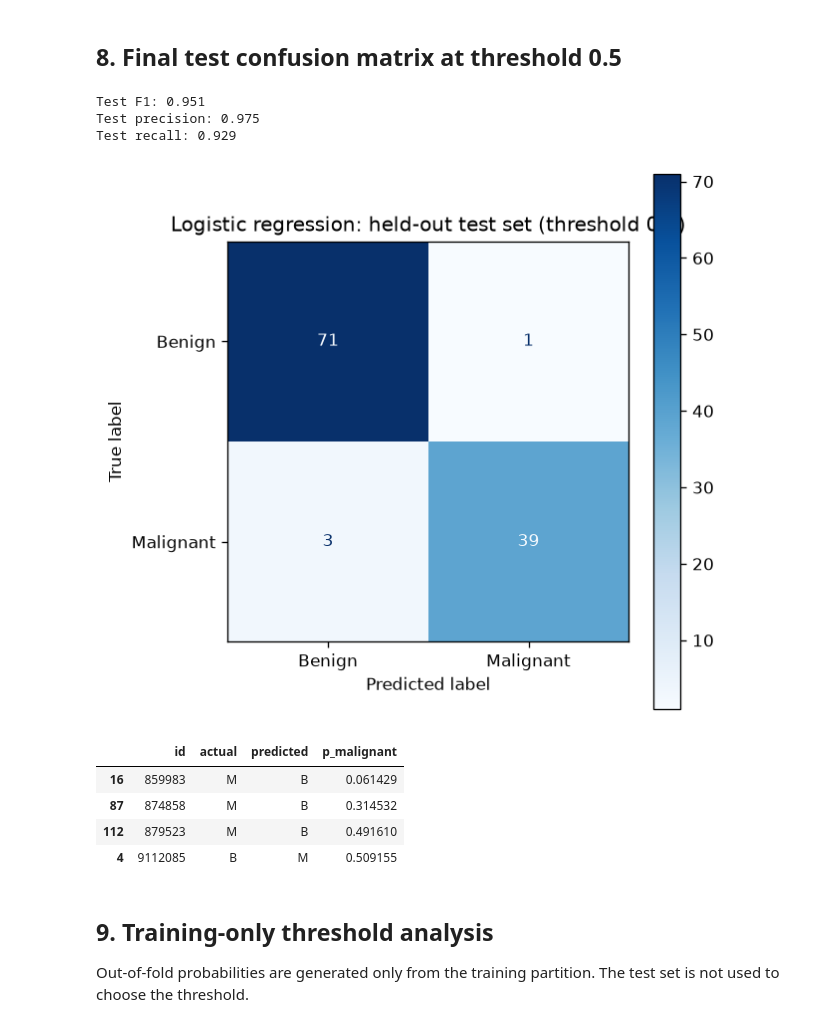
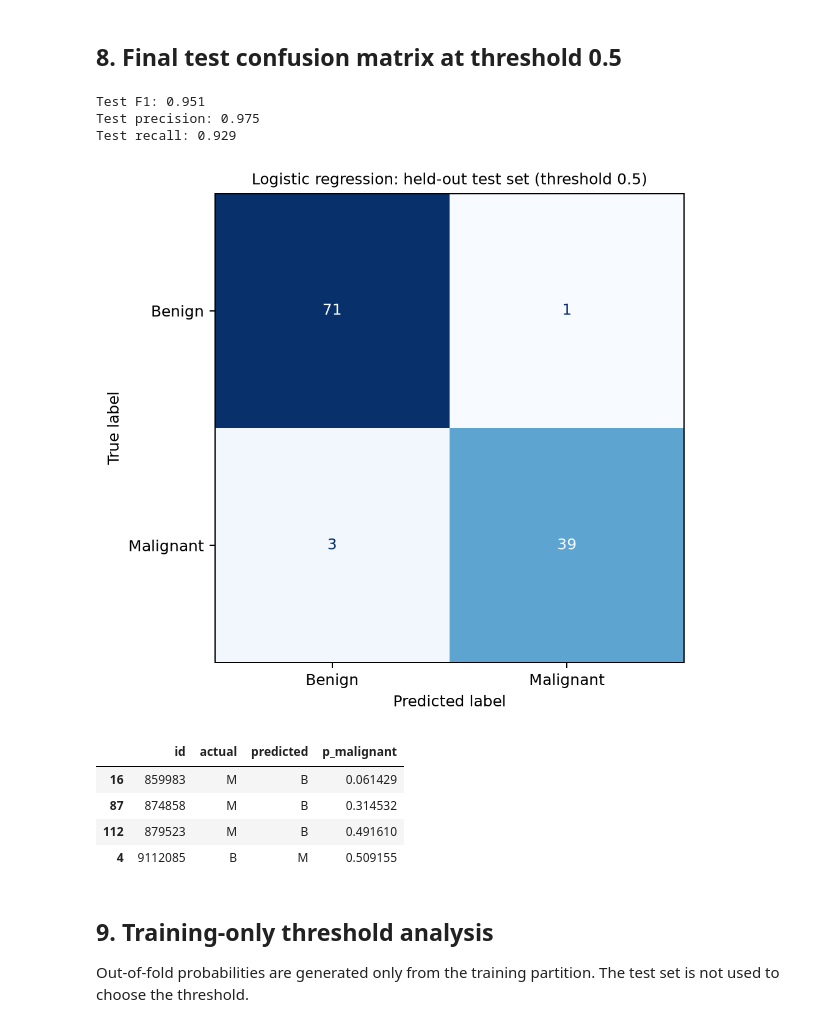
Before and after one commit to ApteryxDev/model-engineering-breast-cancer, a Jupyter notebook: notebooks/generate_report_figures.ipynb, the cells around one changed output. Saved outputs shown, nothing was run; the diff lists cells and outputs as text; code cells hidden in the pictures.

```diff
--- a/notebooks/generate_report_figures.ipynb
+++ b/notebooks/generate_report_figures.ipynb
@@ -182,18 +182,13 @@ The CV splitter below uses five stratified folds. If your existing comparison sc
 # %%
 cv = StratifiedKFold(n_splits=5, shuffle=True, random_state=42)
 
-# Match these definitions to src/compare_models.py before using the printed
-# metrics as report values. The review confirms LR C=1 and a depth-3 tree.
 models = {
     "Dummy baseline": DummyClassifier(strategy="most_frequent"),
     "Logistic regression": make_pipeline(
         StandardScaler(), LogisticRegression(C=1.0, max_iter=5000, random_state=42)
     ),
     "Shallow decision tree": DecisionTreeClassifier(max_depth=3, random_state=42),
-    # Replace with the exact RandomForestClassifier(...) from your source script if different.
-    "Random forest": RandomForestClassifier(
-    n_estimators=300, random_state=42, n_jobs=-1
-),
+    "Random forest": RandomForestClassifier(n_estimators=300, random_state=42, n_jobs=-1),
 }
 scoring = {
     "f1": make_scorer(f1_score, zero_division=0),
@@ -314,29 +309,29 @@ Permutation importance = mean decrease in test F1 after shuffling each feature.
 # %%
 test_prob = lr_model.predict_proba(X_test)[:, 1]
 test_pred = (test_prob >= 0.5).astype(int)
 print("Test F1:", round(f1_score(y_test, test_pred), 3))
 print("Test precision:", round(precision_score(y_test, test_pred, zero_division=0), 3))
 print("Test recall:", round(recall_score(y_test, test_pred, zero_division=0), 3))
 
-fig, ax = plt.subplots(figsize=(5.5, 5))
+fig, ax = plt.subplots(figsize=(6.2, 5.2))
 ConfusionMatrixDisplay.from_predictions(y_test, test_pred, display_labels=["Benign", "Malignant"],
-                                        cmap="Blues", values_format="d", ax=ax)
-ax.set_title("Logistic regression: held-out test set (threshold 0.5)")
+                                        cmap="Blues", values_format="d", colorbar=False, ax=ax)
+ax.set_title("Logistic regression: held-out test set (threshold 0.5)", fontsize=10)
 fig.tight_layout()
 fig.savefig(FIGURE_DIR / "logistic_regression_confusion_matrix.png", bbox_inches="tight")
 plt.show()
 
 errors = pd.DataFrame({"id": ids_test.to_numpy(), "actual": y_test.to_numpy(),
                        "predicted": test_pred, "p_malignant": test_prob})
 errors = errors[errors.actual != errors.predicted].copy()
 errors["actual"] = errors.actual.map({0:"B", 1:"M"})
 errors["predicted"] = errors.predicted.map({0:"B", 1:"M"})
 display(errors.sort_values("id"))
 # %% [output]
 Test F1: 0.951
 Test precision: 0.975
 Test recall: 0.929
-[figure, old version]
+[figure, new version]
 |  | id | actual | predicted | p_malignant |
 | 16 | 859983 | M | B | 0.061429 |
 | 87 | 874858 | M | B | 0.314532 |
```
Also changed, not shown: parts of 16 cells of this notebook, 7 other files.
